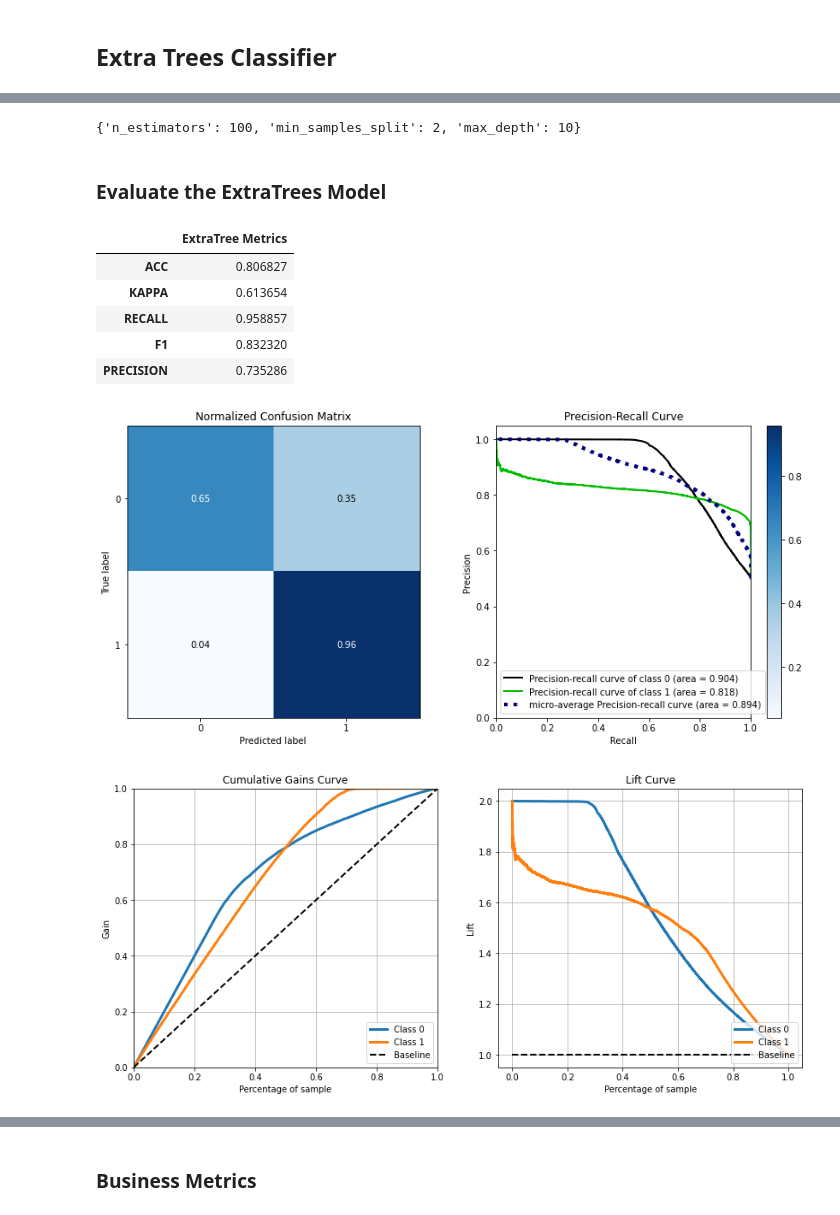
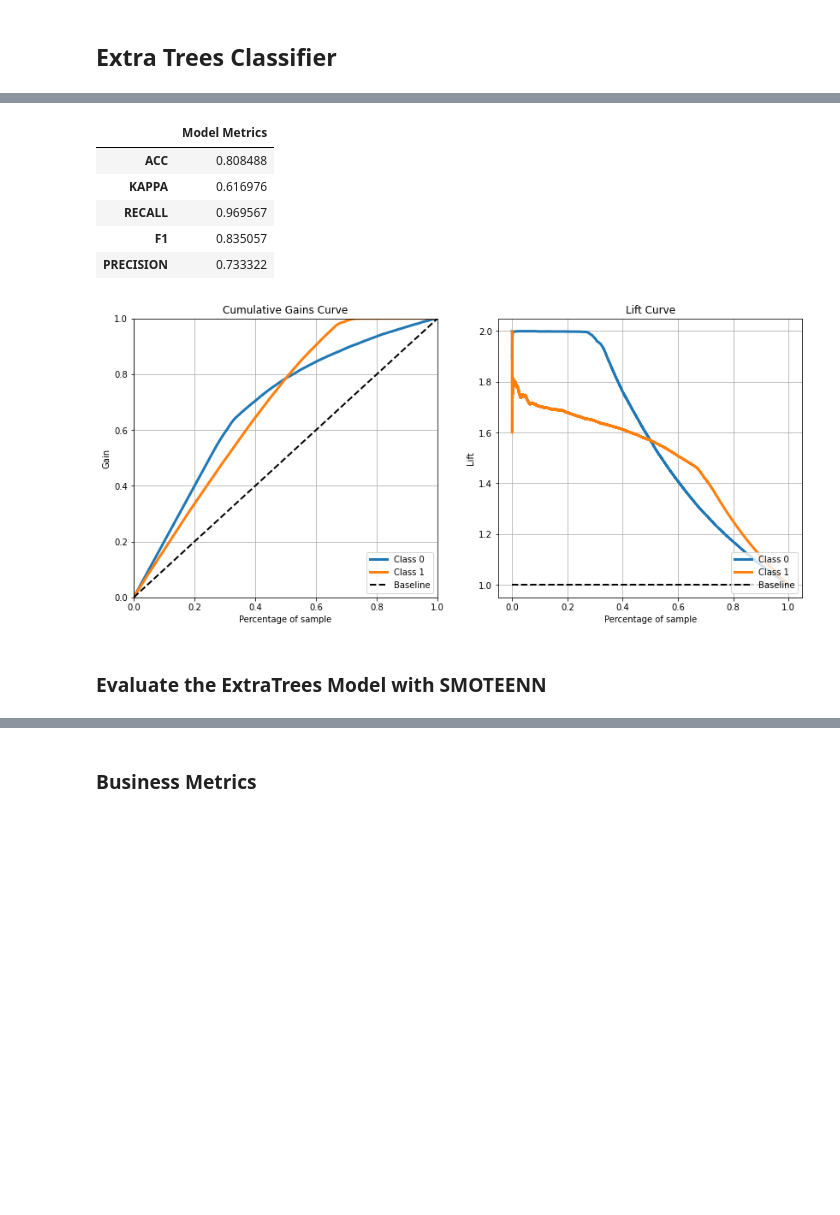
Before and after one commit to bruno154/health_insurence_cross_sell_project, a Jupyter notebook: pa004_health_insurance_cross_sell.ipynb, the cells around one changed output, grey strips where cells are left out. Cells and saved outputs as stored; diff of their text form; code cells hidden in the pictures; blank space fills up the shorter version.

```diff
--- a/pa004_health_insurance_cross_sell.ipynb
+++ b/pa004_health_insurance_cross_sell.ipynb
@@ -1511,10 +1404,0 @@ X_subset.head()
-# %%
-# Train data
-X_subset['target'] = ytrain_smt
-
-# Sampling due memory problems
-data_train = X_subset.sample(200000)
-
-# Test data
-data_test = Xvalid_smt.copy()
-data_test['target'] = yvalid_smt
@@ -1617,24 +1446,29 @@ Wall time: 29.9 s
-# %%
-best_params
-# %% [output]
-{'n_estimators': 100, 'min_samples_split': 2, 'max_depth': 10}
+# %%
+# Features Selected
+features = X_subset.columns.to_list()
+
+# ExtraTree Model
+model = ExtraTreesClassifier(n_estimators=100,
+                             min_samples_split=2,
+                             max_depth=10)
+
+# Evaluation
+painel, extratree_model = train_evaluate_model( Xtrain=Xtrain_smt[features],
+                                                ytrain=ytrain_smt,
+                                                Xtest=Xvalid_smt[features],
+                                                ytest=yvalid_smt,
+                                                model=model,
+                                                model_name='extra_tree_model.sav')
+
+# Metrics Painel
+painel
+# %% [output]
+|  | Model Metrics |
+| ACC | 0.808488 |
+| KAPPA | 0.616976 |
+| RECALL | 0.969567 |
+| F1 | 0.835057 |
+| PRECISION | 0.733322 |
+[figure, added]
 # %% [markdown]
-### Evaluate the ExtraTrees Model
+### Evaluate the ExtraTrees Model with SMOTEENN
-# %%
-# Trainning the tunned parameters
-painel, extratree_model = train_ExtraTree( Xtrain=Xtrain_smt,
-                                           ytrain=ytrain_smt,
-                                           Xtest=Xvalid_smt,
-                                           ytest=yvalid_smt)
-
-# painel de metricas
-painel
-# %% [output]
-|  | ExtraTree Metrics |
-| ACC | 0.806827 |
-| KAPPA | 0.613654 |
-| RECALL | 0.958857 |
-| F1 | 0.832320 |
-| PRECISION | 0.735286 |
-[figure, removed]
-[figure, removed]
```
Also changed, not shown: parts of 53 cells of this notebook, 7 other files.
